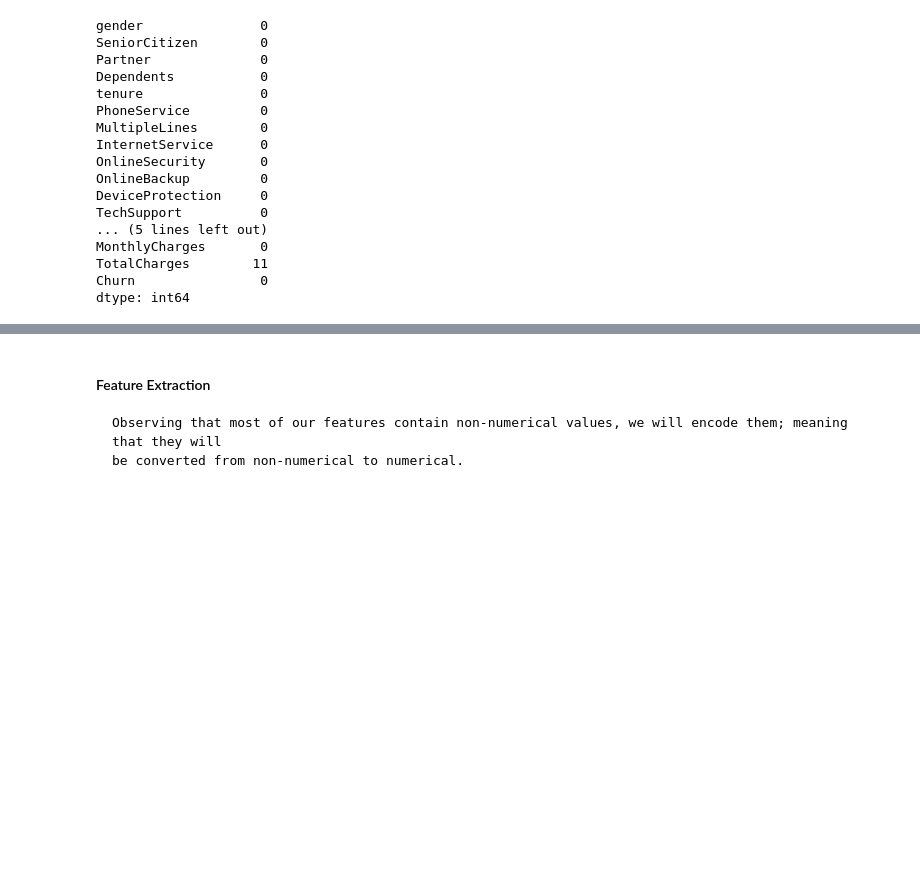
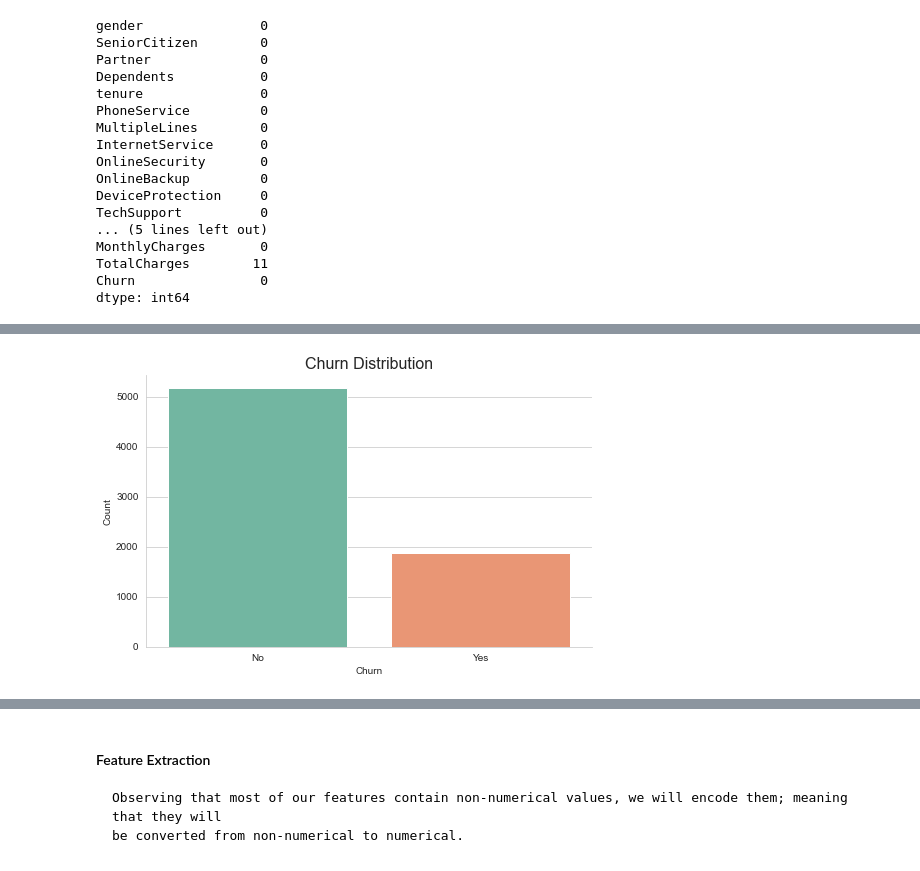
Before and after one commit to Masupa/Customer-Churn-Model, a Jupyter notebook: Customer_Churn.ipynb, the cells around one changed output, grey strips where cells are left out. Saved outputs shown, nothing was run; the diff lists cells and outputs as text; code cells hidden in the pictures; blank space fills up the shorter version.

```diff
--- a/Customer_Churn.ipynb
+++ b/Customer_Churn.ipynb
@@ -80,0 +154,17 @@ data = df.copy()
+# %%
+# Convert dtype from "object" to "Category"
+df['Churn'] = df['Churn'].astype("category")
+# %%
+fig, ax = plt.subplots(figsize=(8,5))
+
+sns_plot = sns.countplot(x="Churn", data=df, palette="Set2")
+ax.set_title("Churn Distribution", fontdict={'fontsize': 16, 'fontweight': 'light'})
+ax.set_ylabel("Count")
+ax.set_xlabel("Churn")
+
+sns.despine(top=True)
+sns.set_style('whitegrid')
+
+sns_plot.get_figure().savefig("churn_dist.png")
+# %% [output]
+[figure, added]
```
Also changed, not shown: parts of 40 cells of this notebook.
